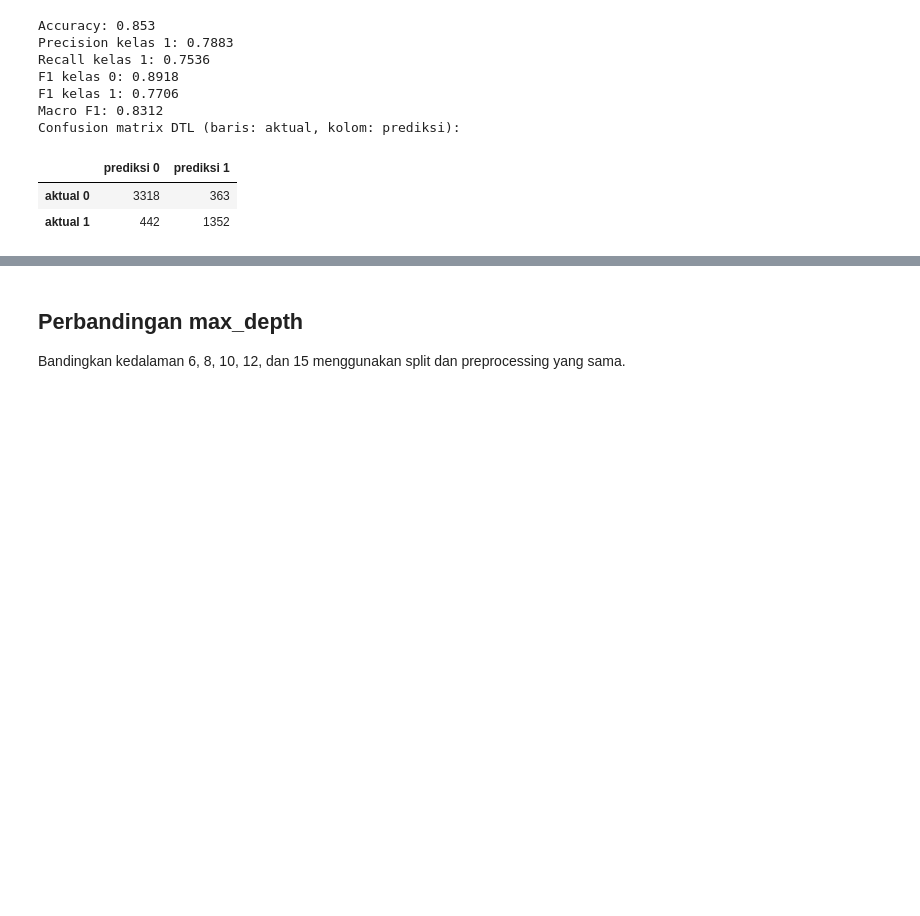
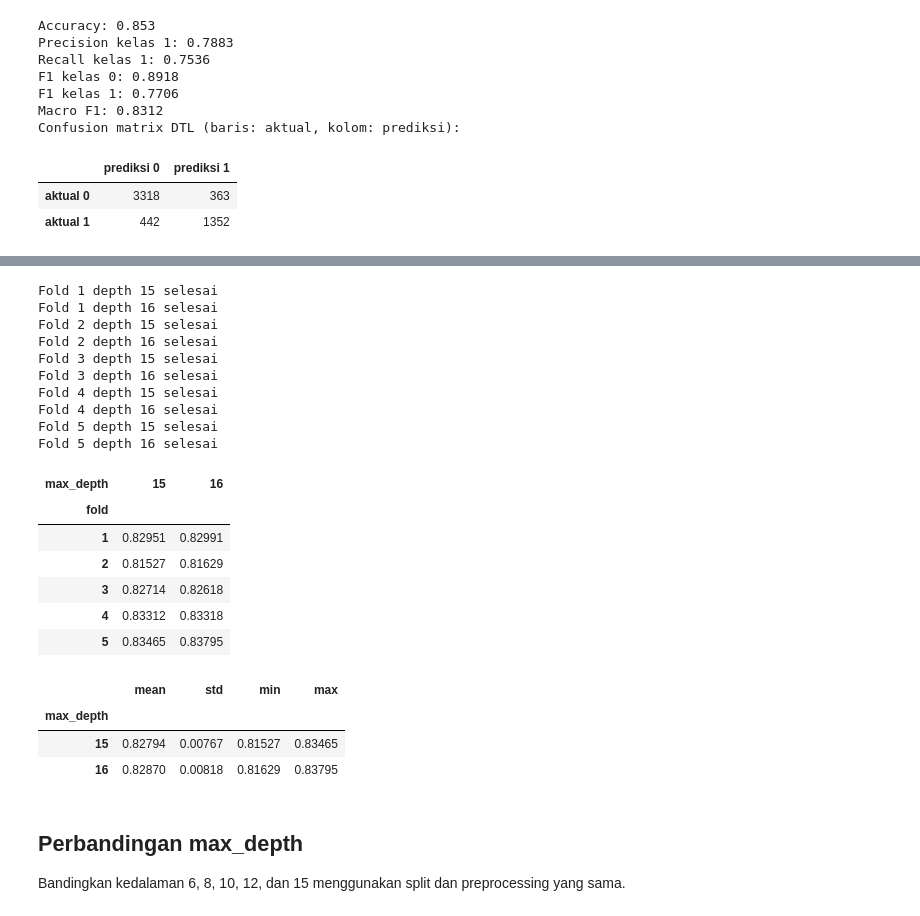
Before and after one commit to Alpaomega1136/IF3170_G31_KelompokDadakan, a Jupyter notebook: src/notebooks/DTL.ipynb, the cells around one changed output, grey strips where cells are left out. Cells and saved outputs as stored; diff of their text form; code cells hidden in the pictures; blank space fills up the shorter version.

```diff
--- a/src/notebooks/DTL.ipynb
+++ b/src/notebooks/DTL.ipynb
@@ -629,3 +735,52 @@ Confusion matrix DTL (baris: aktual, kolom: prediksi):
+# %%
+from sklearn.model_selection import StratifiedKFold
+
+cv = StratifiedKFold(n_splits=5, shuffle=True, random_state=SEED)
+hasil_cv = []
+for fold, (ind_train, ind_valid) in enumerate(cv.split(X_train, y_train), 1):
+    X_fold, y_fold = X_train.iloc[ind_train], y_train.iloc[ind_train]
+    X_tumbuh_cv, X_pangkas_cv, y_tumbuh_cv, y_pangkas_cv = train_test_split(
+        X_fold, y_fold, test_size=0.2, random_state=SEED, stratify=y_fold
+    )
+    preprocessor_cv = create_preprocessor(X_tumbuh_cv)
+    tumbuh_cv = preprocessor_cv.fit_transform(X_tumbuh_cv)
+    pangkas_cv = preprocessor_cv.transform(X_pangkas_cv)
+    valid_cv = preprocessor_cv.transform(X_train.iloc[ind_valid])
+    for depth in [15, 16]:
+        model_cv = DecisionTreeID3(max_depth=depth, min_samples_split=10).fit(tumbuh_cv, y_tumbuh_cv)
+        prune_reduced_error(model_cv, pangkas_cv, y_pangkas_cv)
+        pred_cv = model_cv.predict(valid_cv)
+        hasil_cv.append({"fold": fold, "max_depth": depth,
+                         "macro_f1": f1_score(y_train.iloc[ind_valid], pred_cv, average="macro", labels=[0, 1], zero_division=0)})
+        print("Fold", fold, "depth", depth, "selesai", flush=True)
+
+per_fold = pd.DataFrame(hasil_cv)
+assert len(per_fold) == 10 and not per_fold.duplicated(["fold", "max_depth"]).any()
+per_fold.to_csv(root / "output" / "DTL" / "perbandingan" / "validasi_silang_pruning_15_16.csv", index=False)
+display(per_fold.pivot(index="fold", columns="max_depth", values="macro_f1").round(5))
+display(per_fold.groupby("max_depth")["macro_f1"].agg(["mean", "std", "min", "max"]).round(5))
+# %% [output]
+Fold 1 depth 15 selesai
+Fold 1 depth 16 selesai
+Fold 2 depth 15 selesai
+Fold 2 depth 16 selesai
+Fold 3 depth 15 selesai
+Fold 3 depth 16 selesai
+Fold 4 depth 15 selesai
+Fold 4 depth 16 selesai
+Fold 5 depth 15 selesai
+Fold 5 depth 16 selesai
+| max_depth | 15 | 16 |
+| fold |  |  |
+| 1 | 0.82951 | 0.82991 |
+| 2 | 0.81527 | 0.81629 |
+| 3 | 0.82714 | 0.82618 |
+| 4 | 0.83312 | 0.83318 |
+| 5 | 0.83465 | 0.83795 |
+|  | mean | std | min | max |
+| max_depth |  |  |  |  |
+| 15 | 0.82794 | 0.00767 | 0.81527 | 0.83465 |
+| 16 | 0.82870 | 0.00818 | 0.81629 | 0.83795 |
 # %% [markdown]
 ## Perbandingan max_depth
 
```
Also changed, not shown: parts of 7 cells of this notebook, 4 other files.
